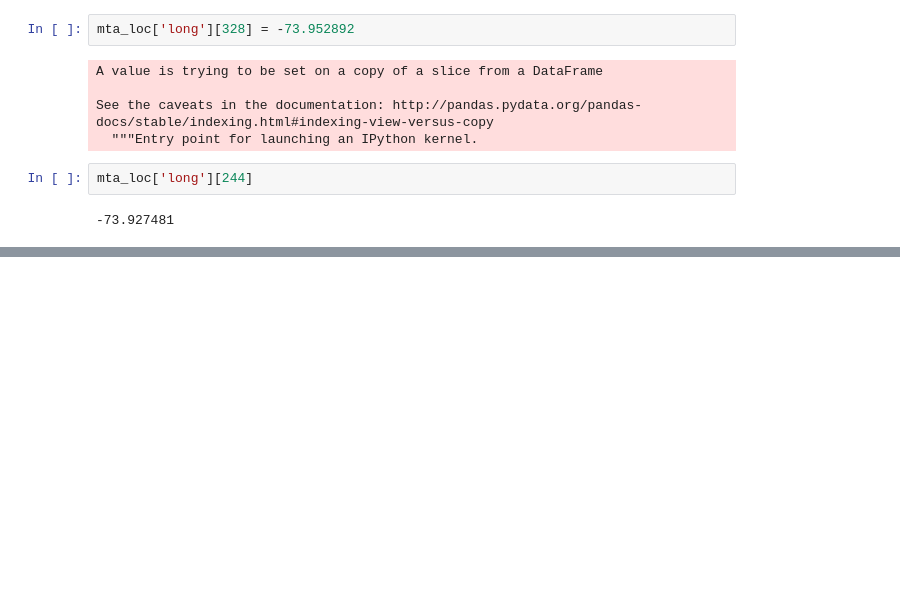
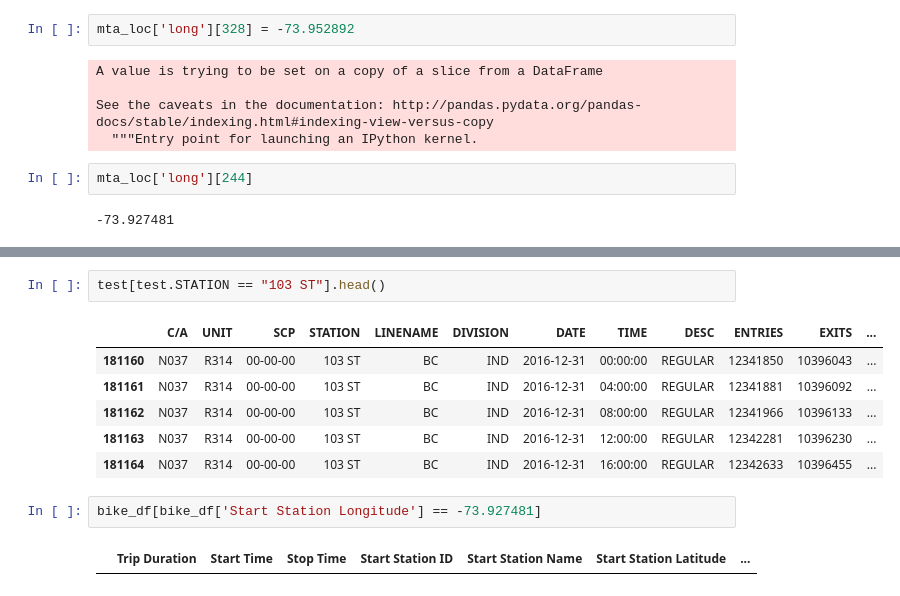
Before and after one commit to inistar/mta-bike-ds, a Jupyter notebook: mta_taxi_EDA.ipynb, the cells around one changed output, grey strips where cells are left out. Drawn from its saved outputs; the diff is of its cells as text; blank space fills up the shorter version.

```diff
--- a/mta_taxi_EDA.ipynb
+++ b/mta_taxi_EDA.ipynb
@@ -135,0 +187,13 @@ mta_loc['long'][244]
+# %%
+test[test.STATION == "103 ST"].head()
+# %% [output]
+|  | C/A | UNIT | SCP | STATION | LINENAME | DIVISION | DATE | TIME | DESC | ENTRIES | EXITS | ... |
+| 181160 | N037 | R314 | 00-00-00 | 103 ST | BC | IND | 2016-12-31 | 00:00:00 | REGULAR | 12341850 | 10396043 | ... |
+| 181161 | N037 | R314 | 00-00-00 | 103 ST | BC | IND | 2016-12-31 | 04:00:00 | REGULAR | 12341881 | 10396092 | ... |
+| 181162 | N037 | R314 | 00-00-00 | 103 ST | BC | IND | 2016-12-31 | 08:00:00 | REGULAR | 12341966 | 10396133 | ... |
+| 181163 | N037 | R314 | 00-00-00 | 103 ST | BC | IND | 2016-12-31 | 12:00:00 | REGULAR | 12342281 | 10396230 | ... |
+| 181164 | N037 | R314 | 00-00-00 | 103 ST | BC | IND | 2016-12-31 | 16:00:00 | REGULAR | 12342633 | 10396455 | ... |
+# %%
+bike_df[bike_df['Start Station Longitude'] == -73.927481]
+# %% [output]
+|  | Trip Duration | Start Time | Stop Time | Start Station ID | Start Station Name | Start Station Latitude | ... |
```
Also changed, not shown: parts of 15 cells of this notebook.
